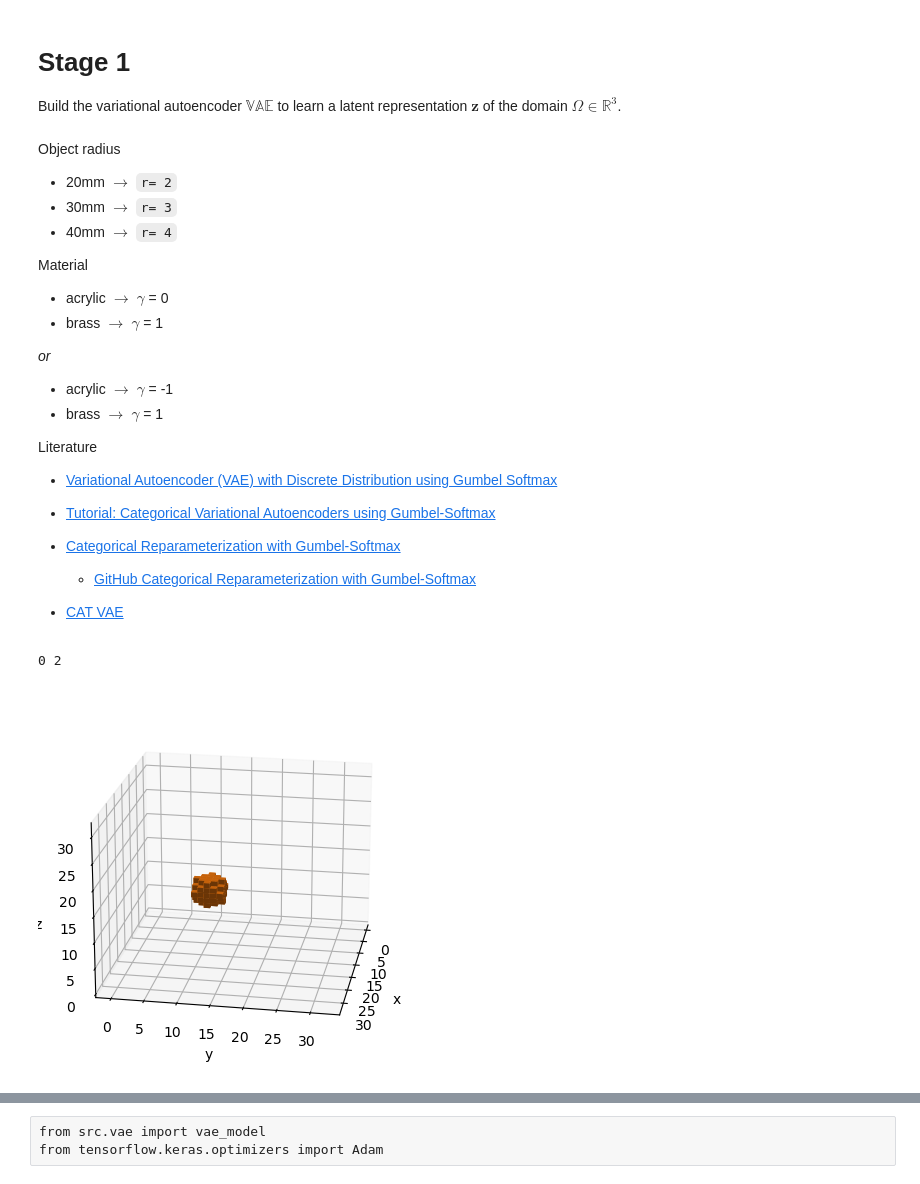
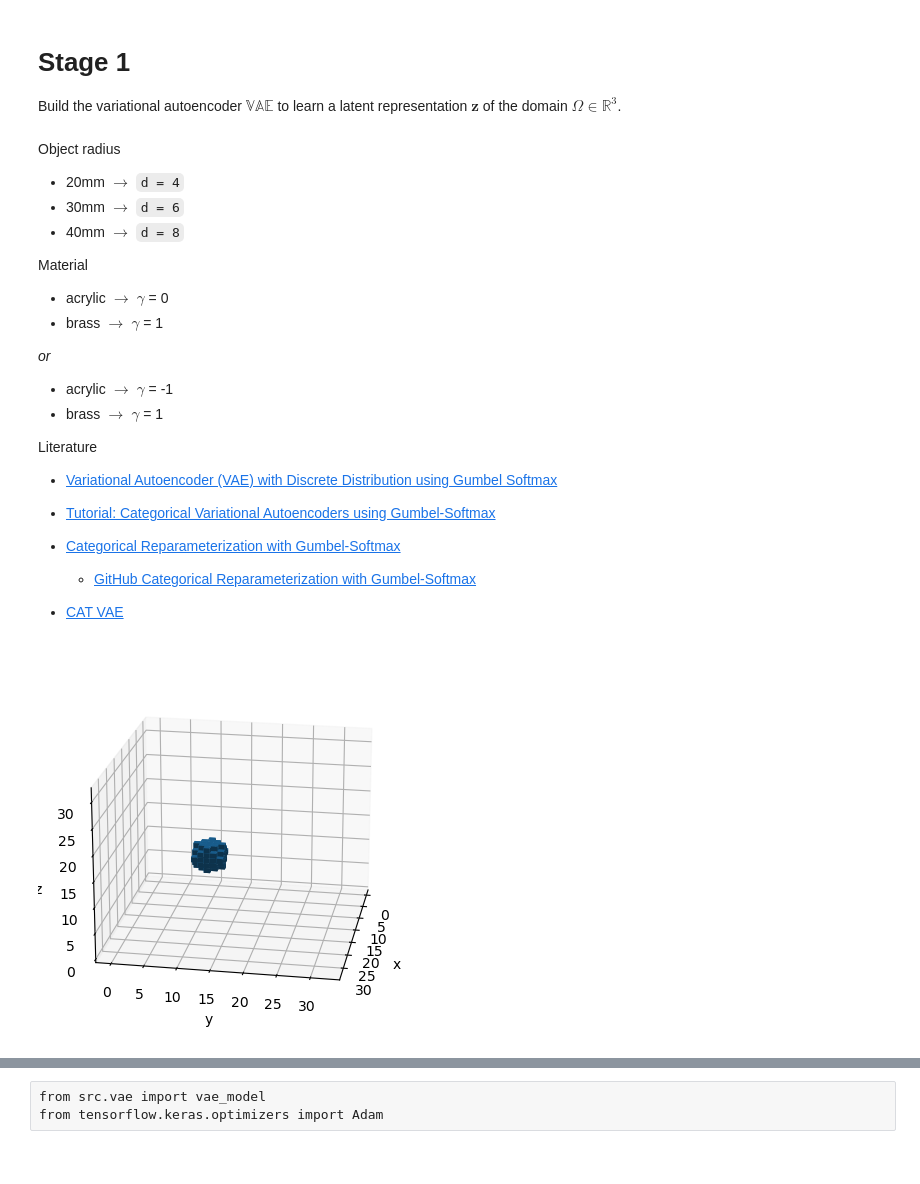
Before and after one commit to JacobTh98/DD3D-EIT, a Jupyter notebook: stage_1_VAE.ipynb, the cells around one changed output, grey strips where cells are left out. Cells and saved outputs as stored; diff of their text form; code cells hidden in the pictures.

```diff
--- a/stage_1_VAE.ipynb
+++ b/stage_1_VAE.ipynb
@@ -29,9 +49,9 @@ Build the variational autoencoder $\mathbb{VAE}$ to learn a latent representatio
 # %% [markdown]
 Object radius
 
-- 20mm $\rightarrow$ `r= 2`
-- 30mm $\rightarrow$ `r= 3`
-- 40mm $\rightarrow$ `r= 4`
+- 20mm $\rightarrow$ `d = 4`
+- 30mm $\rightarrow$ `d = 6`
+- 40mm $\rightarrow$ `d = 8`
 
 Material
 
@@ -59,13 +79,9 @@ ball = BallAnomaly(x=10, y=10, z=10, r=3, γ=2)
 # %%
 ball_vxl = voxel_ball(ball, boundary)
-# %%
-print(np.min(ball_vxl), np.max(ball_vxl))
-# %% [output]
-0 2
-# %%
-plot_voxel_c(ball_vxl)
-# %% [output]
-[figure, removed]
+# %%
+plot_voxel(ball_vxl)
+# %% [output]
+[figure, added]
 # %%
 X_all_anomalys = list()
 radius_labels = list()
```
Also changed, not shown: parts of 27 cells of this notebook, 4 other files.
